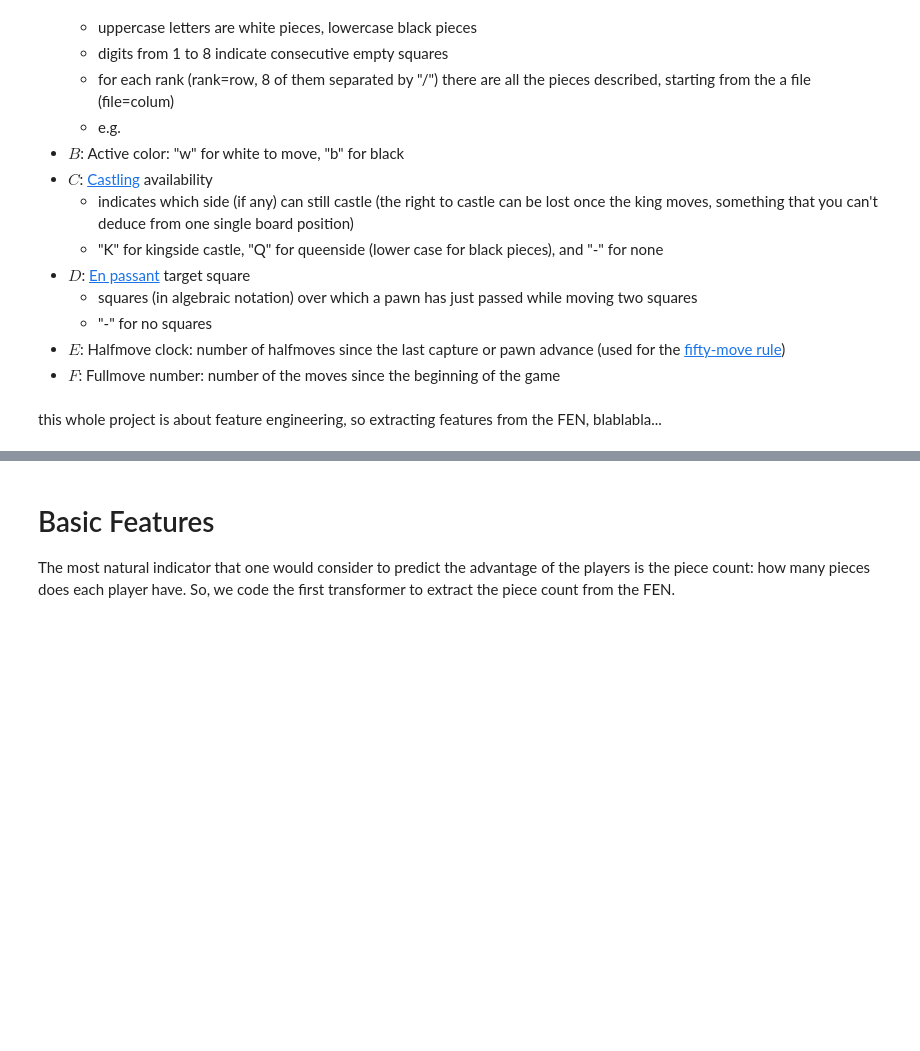
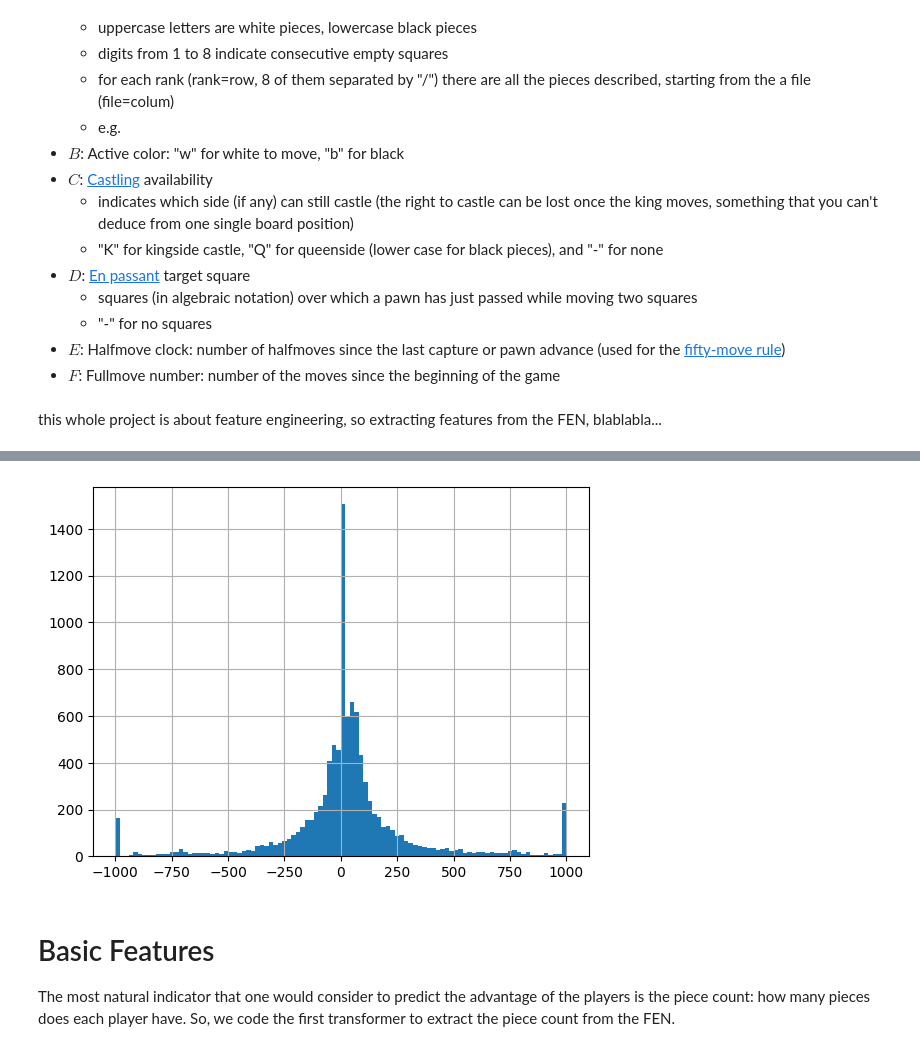
Before and after one commit to NatanSisoev/Chess-ML-Evaluator, a Jupyter notebook: main.ipynb, the cells around one changed output, grey strips where cells are left out. Cells and saved outputs as stored; diff of their text form; code cells hidden in the pictures; blank space fills up the shorter version.

```diff
--- a/main.ipynb
+++ b/main.ipynb
@@ -100,3 +115,22 @@ TypeError: '>=' not supported between instances of 'str' and 'int'
+# %%
+def handle_extreme_evals(dataframe: pd.DataFrame, threshold: float = 1000, mode: str = "clip") -> pd.DataFrame:
+    out = dataframe.copy()
+    if mode == "clip":
+        out[EVAL] = np.clip(out[EVAL], -threshold, threshold)
+    elif mode == "remove":
+        out = out[out[EVAL].abs() <= threshold]
+    else:
+        raise ValueError("mode must be 'clip' or 'remove'")
+    return out
+
+extreme_eval_transformer = FunctionTransformer(handle_extreme_evals, kw_args={"threshold": 1000, "mode": "clip"})
+# %%
+DATAFRAME = extreme_eval_transformer.transform(DATAFRAME)
+# %%
+DATAFRAME[EVAL].hist(bins=100)
+plt.show()
+# %% [output]
+[figure, added]
 # %% [markdown]
 
 # Basic Features
```
Also changed, not shown: parts of 30 cells of this notebook, 1 other file.
